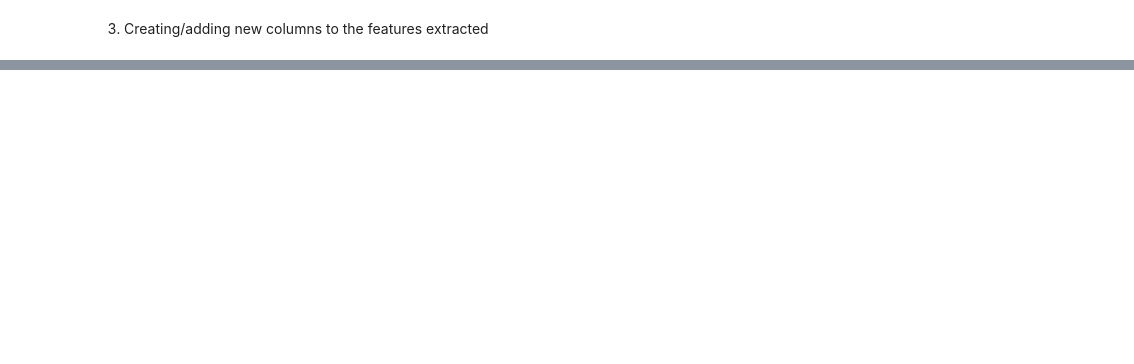
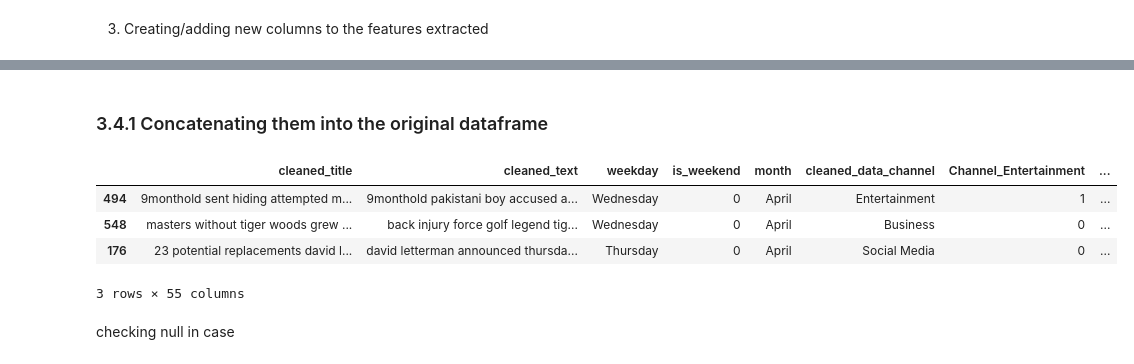
Before and after one commit to smafraim/News-Articles-Share-Prediction-using-Machine-Learning, a Jupyter notebook: Notebooks/Feature Engineering.ipynb, the cells around one changed output, grey strips where cells are left out. Saved outputs shown, nothing was run; the diff lists cells and outputs as text; code cells hidden in the pictures; blank space fills up the shorter version.

```diff
--- a/Notebooks/Feature Engineering.ipynb
+++ b/Notebooks/Feature Engineering.ipynb
@@ -365,0 +419,18 @@ df_features
+# %% [markdown]
+### 3.4.1 Concatenating them into the original dataframe
+# %%
+# Resetting or else every values would be NaN
+ngram_title_df.reset_index(drop=True, inplace=True)
+ngram_txt_df.reset_index(drop=True, inplace=True)
+
+df_features = pd.concat([df_features, ngram_title_df, ngram_txt_df], axis=1)
+
+df_features.sample(3)
+# %% [output]
+|  | cleaned_title | cleaned_text | weekday | is_weekend | month | cleaned_data_channel | Channel_Entertainment | ... |
+| 494 | 9monthold sent hiding attempted m... | 9monthold pakistani boy accused a... | Wednesday | 0 | April | Entertainment | 1 | ... |
+| 548 | masters without tiger woods grew ... | back injury force golf legend tig... | Wednesday | 0 | April | Business | 0 | ... |
+| 176 | 23 potential replacements david l... | david letterman announced thursda... | Thursday | 0 | April | Social Media | 0 | ... |
+3 rows × 55 columns
+# %% [markdown]
+checking null in case
```
Also changed, not shown: parts of 20 cells of this notebook, 2 other files.
